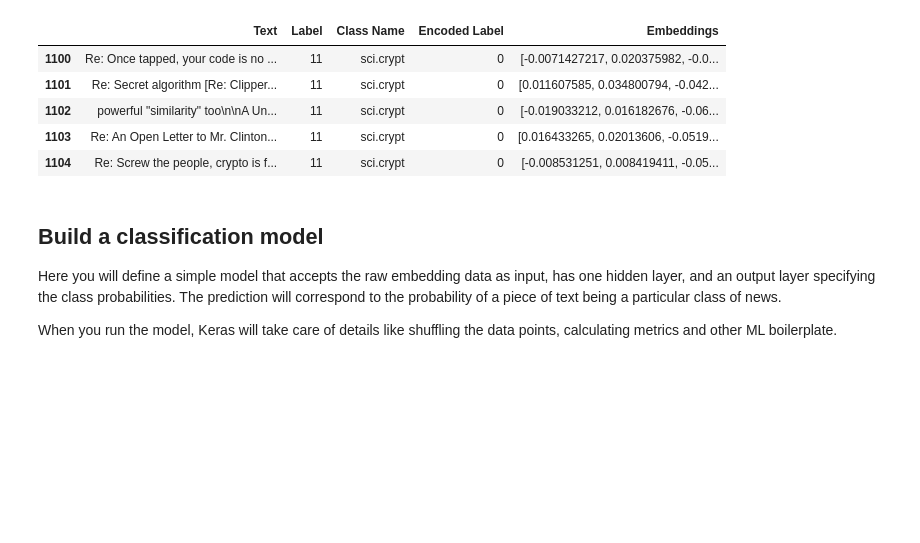
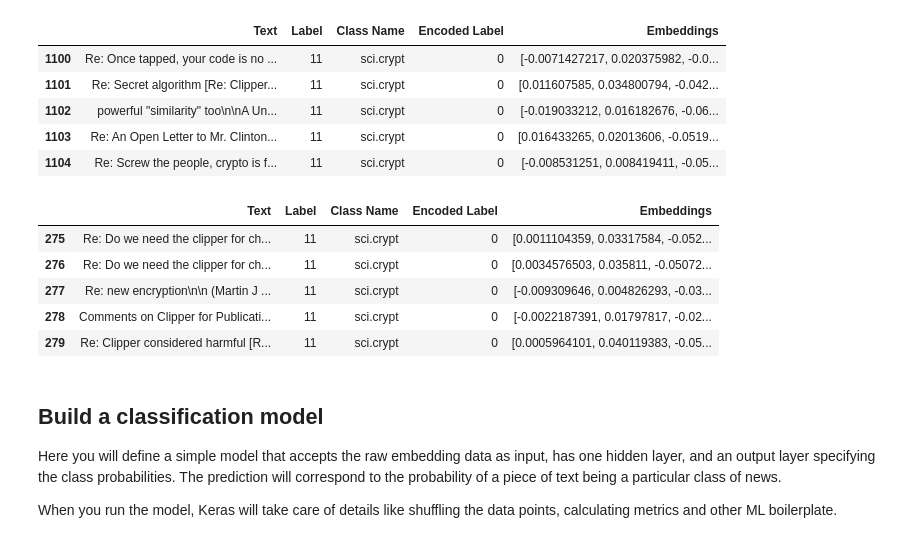
Before and after one commit to lorrespz/Generative-models, a Jupyter notebook: kaggle-genai-day-2-classifying-embeddings-with-keras.ipynb, the cells around one changed output. Cells and saved outputs as stored; diff of their text form; code cells hidden in the pictures; blank space fills up the shorter version.

Commit message:
Kaggle Notebook | Day 2 - Classifying embeddings with Keras | Version 2

```diff
--- a/kaggle-genai-day-2-classifying-embeddings-with-keras.ipynb
+++ b/kaggle-genai-day-2-classifying-embeddings-with-keras.ipynb
@@ -269,6 +269,15 @@ df_train.head()
 | 1102 | powerful "similarity" too\n\nA Un... | 11 | sci.crypt | 0 | [-0.019033212, 0.016182676, -0.06... |
 | 1103 | Re: An Open Letter to Mr. Clinton... | 11 | sci.crypt | 0 | [0.016433265, 0.02013606, -0.0519... |
 | 1104 | Re: Screw the people, crypto is f... | 11 | sci.crypt | 0 | [-0.008531251, 0.008419411, -0.05... |
+# %%
+df_test.head()
+# %% [output]
+|  | Text | Label | Class Name | Encoded Label | Embeddings |
+| 275 | Re: Do we need the clipper for ch... | 11 | sci.crypt | 0 | [0.0011104359, 0.03317584, -0.052... |
+| 276 | Re: Do we need the clipper for ch... | 11 | sci.crypt | 0 | [0.0034576503, 0.035811, -0.05072... |
+| 277 | Re: new encryption\n\n (Martin J ... | 11 | sci.crypt | 0 | [-0.009309646, 0.004826293, -0.03... |
+| 278 | Comments on Clipper for Publicati... | 11 | sci.crypt | 0 | [-0.0022187391, 0.01797817, -0.02... |
+| 279 | Re: Clipper considered harmful [R... | 11 | sci.crypt | 0 | [0.0005964101, 0.040119383, -0.05... |
 # %% [markdown]
 ## Build a classification model
 
```
